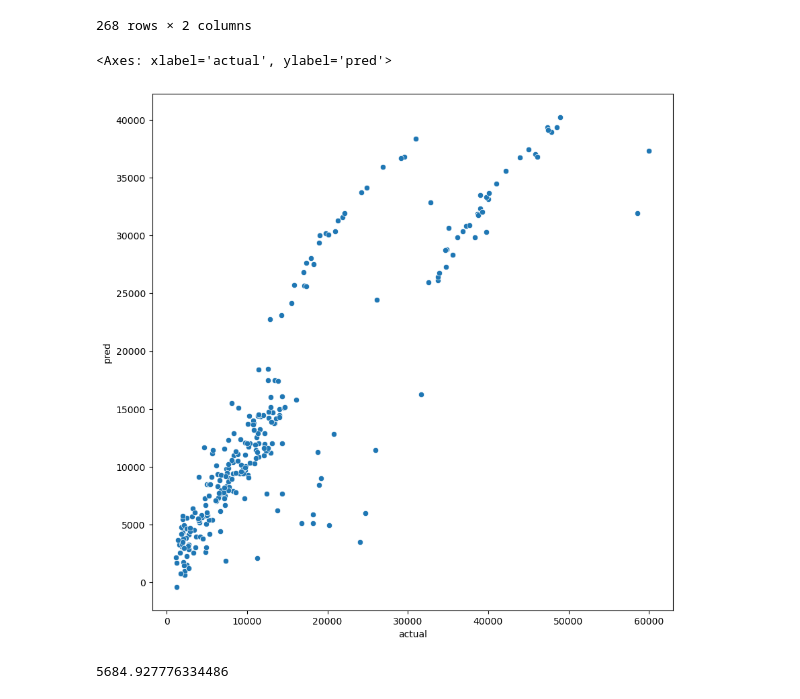
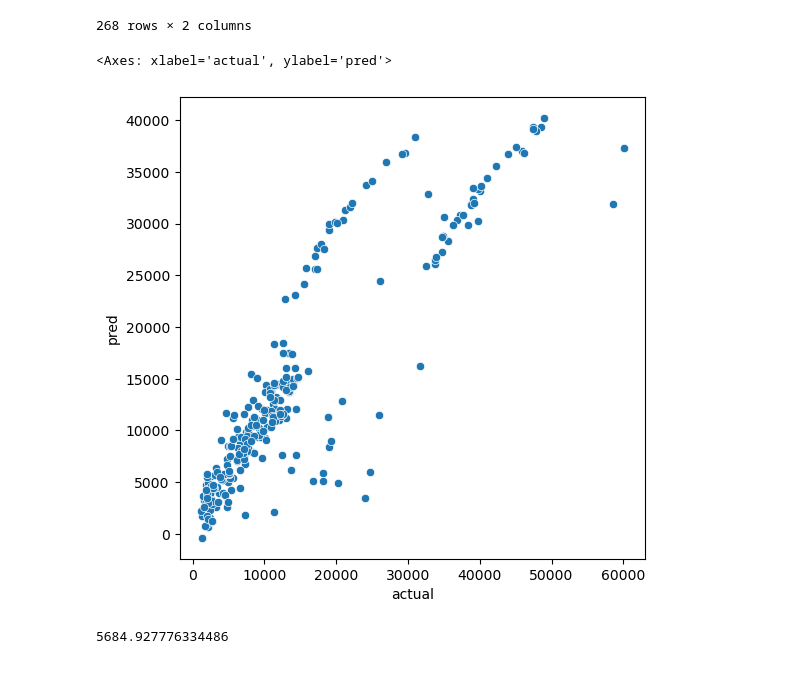
Before and after one commit to agtechresearch/LectureAlgorithm, a Jupyter notebook: W05_LinearRegression_(2)insurance.ipynb, the cells around one changed output. Cells and saved outputs as stored; diff of their text form; code cells hidden in the pictures.

```diff
--- a/W05_LinearRegression_(2)insurance.ipynb
+++ b/W05_LinearRegression_(2)insurance.ipynb
@@ -175,11 +180,11 @@ evaluation
 | 1015 | 12124.99240 | 11638.260006 |
 268 rows × 2 columns
 # %%
-plt.figure(figsize=(10,10))
+plt.figure(figsize=(6,6))
 sns.scatterplot(x = 'actual', y = 'pred', data = evaluation)
 # %% [output]
 <Axes: xlabel='actual', ylabel='pred'>
-[figure, old version]
+[figure, new version]
 # %%
 from sklearn.metrics import mean_squared_error
 
```
Also changed, not shown: parts of 3 cells of this notebook, 3 other files.
